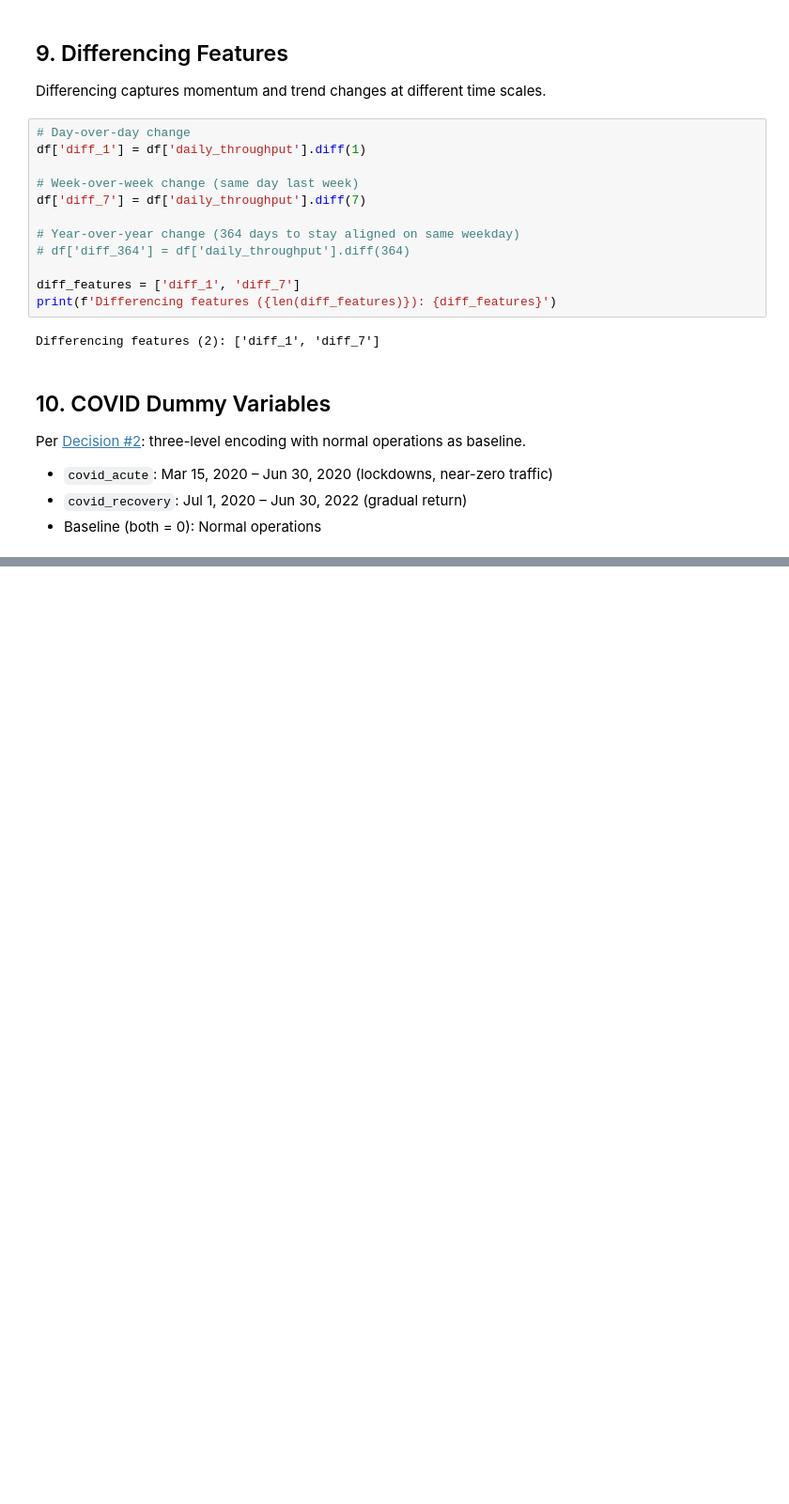
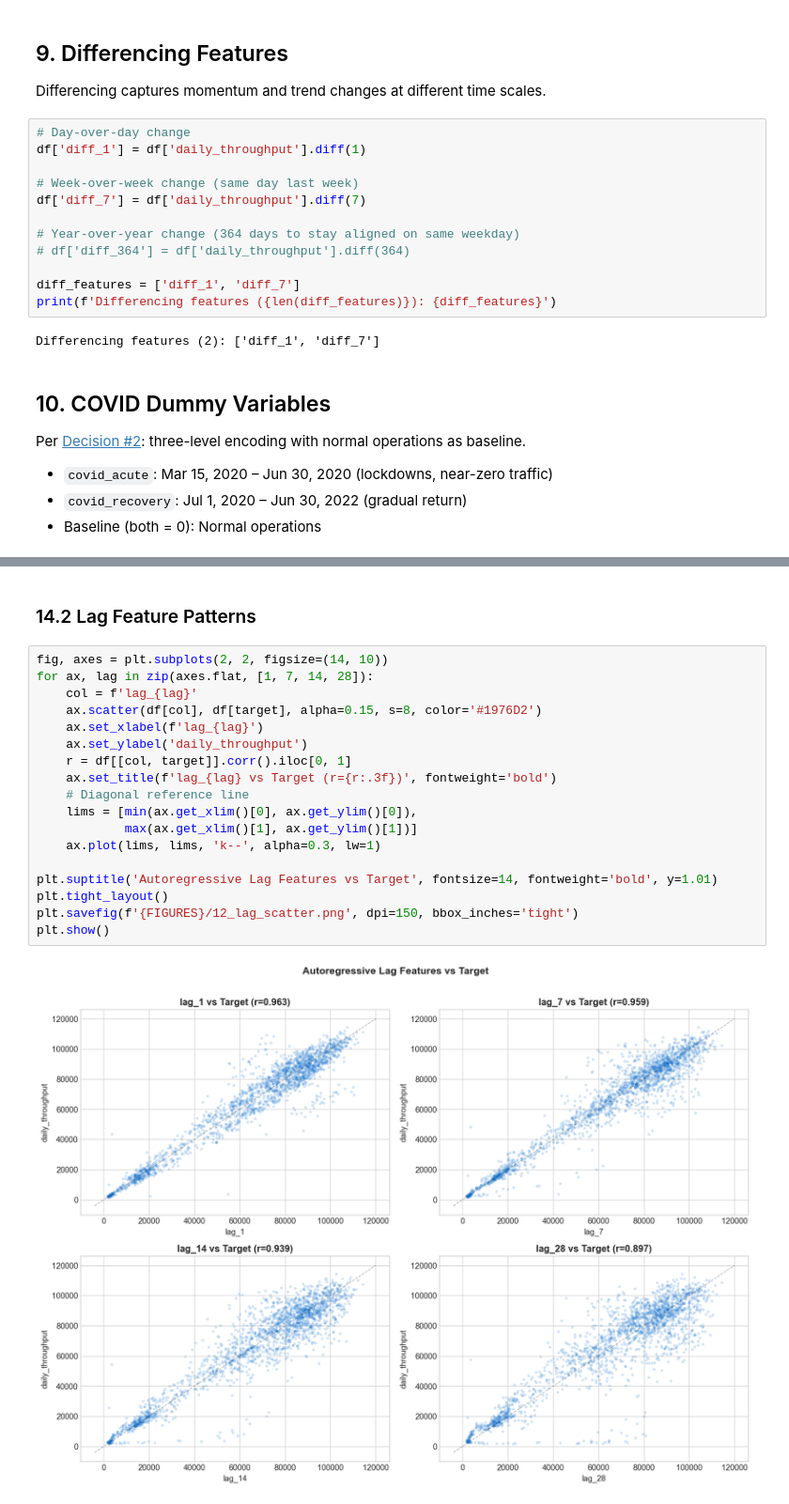
Before and after one commit to Arden-Zhu/jfk-passenger-forecasting, a Jupyter notebook: notebooks/02_feature_engineering.ipynb, the cells around one changed output, grey strips where cells are left out. Shown at 94% size. Cells and saved outputs as stored; diff of their text form; blank space fills up the shorter version.

```diff
--- a/notebooks/02_feature_engineering.ipynb
+++ b/notebooks/02_feature_engineering.ipynb
@@ -410,0 +592,22 @@ Date range after: 2020-01-01 to 2025-05-31
+# %% [markdown]
+### 14.2 Lag Feature Patterns
+# %%
+fig, axes = plt.subplots(2, 2, figsize=(14, 10))
+for ax, lag in zip(axes.flat, [1, 7, 14, 28]):
+    col = f'lag_{lag}'
+    ax.scatter(df[col], df[target], alpha=0.15, s=8, color='#1976D2')
+    ax.set_xlabel(f'lag_{lag}')
+    ax.set_ylabel('daily_throughput')
+    r = df[[col, target]].corr().iloc[0, 1]
+    ax.set_title(f'lag_{lag} vs Target (r={r:.3f})', fontweight='bold')
+    # Diagonal reference line
+    lims = [min(ax.get_xlim()[0], ax.get_ylim()[0]),
+            max(ax.get_xlim()[1], ax.get_ylim()[1])]
+    ax.plot(lims, lims, 'k--', alpha=0.3, lw=1)
+
+plt.suptitle('Autoregressive Lag Features vs Target', fontsize=14, fontweight='bold', y=1.01)
+plt.tight_layout()
+plt.savefig(f'{FIGURES}/12_lag_scatter.png', dpi=150, bbox_inches='tight')
+plt.show()
+# %% [output]
+[figure, added]
```
Also changed, not shown: parts of 34 cells of this notebook, 6 other files.
